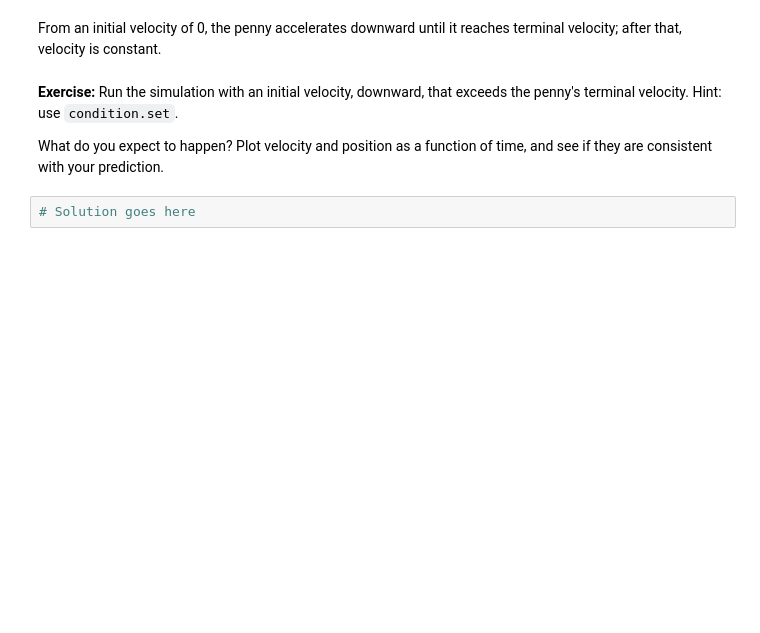
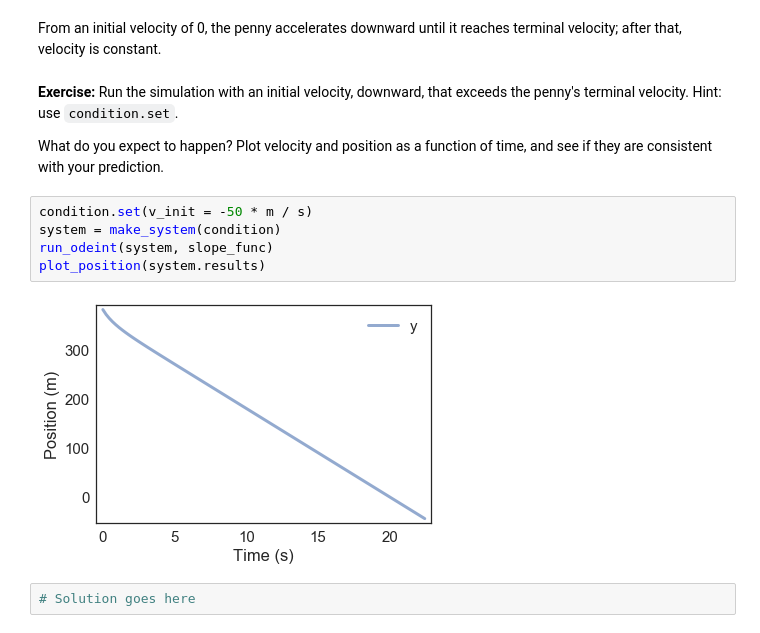
Before and after one commit to JonahSpicher/ModSimPy, a Jupyter notebook: code/chap09 - Copy.ipynb, the cells around one changed output. Cells and saved outputs as stored; diff of their text form; blank space fills up the shorter version.

```diff
--- a/code/chap09 - Copy.ipynb
+++ b/code/chap09 - Copy.ipynb
@@ -521,6 +521,13 @@ From an initial velocity of 0, the penny accelerates downward until it reaches t
 **Exercise:** Run the simulation with an initial velocity, downward, that exceeds the penny's terminal velocity.  Hint: use `condition.set`.
 
 What do you expect to happen?  Plot velocity and position as a function of time, and see if they are consistent with your prediction.
+# %%
+condition.set(v_init = -50 * m / s)
+system = make_system(condition)
+run_odeint(system, slope_func)
+plot_position(system.results)
+# %% [output]
+[figure, added]
 # %%
 # Solution goes here
 # %% [markdown]
```
Also changed, not shown: parts of 5 cells of this notebook, 1 other file.
